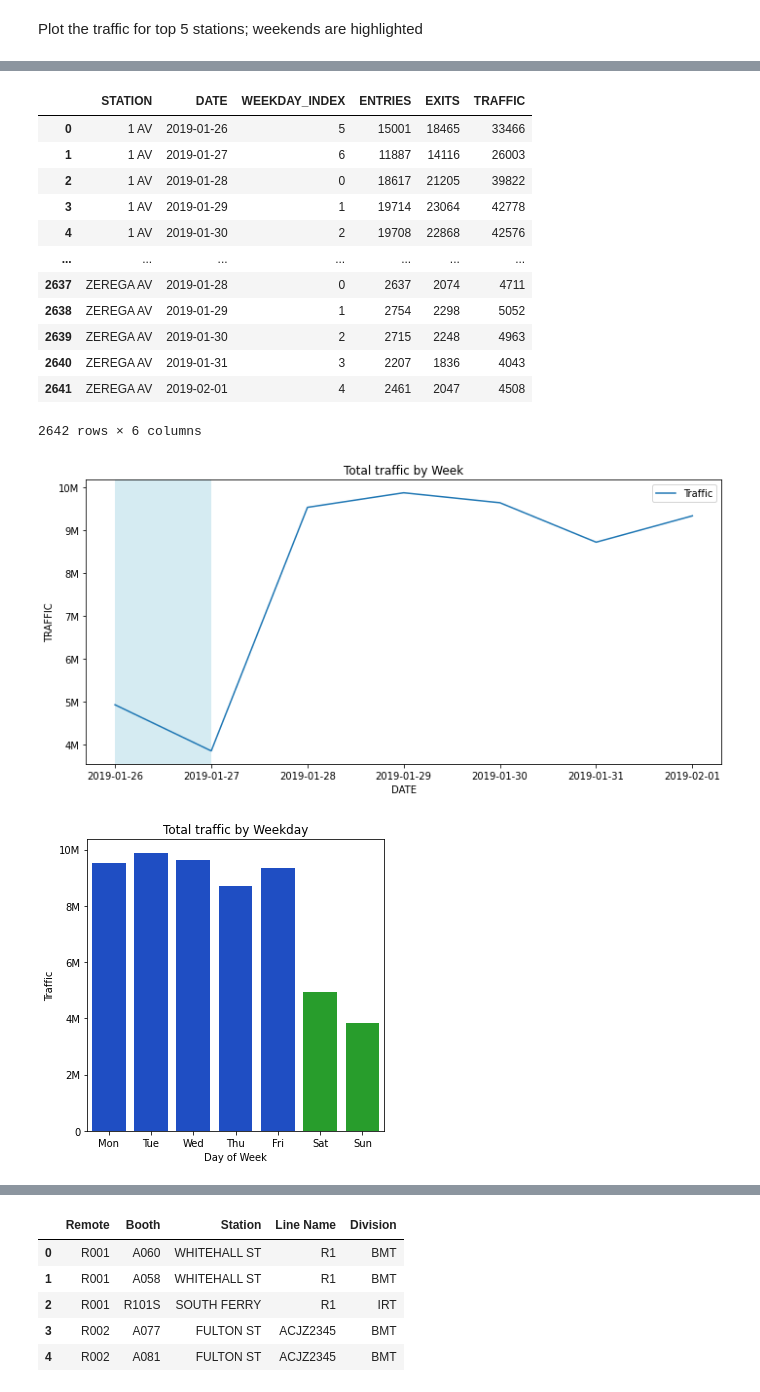
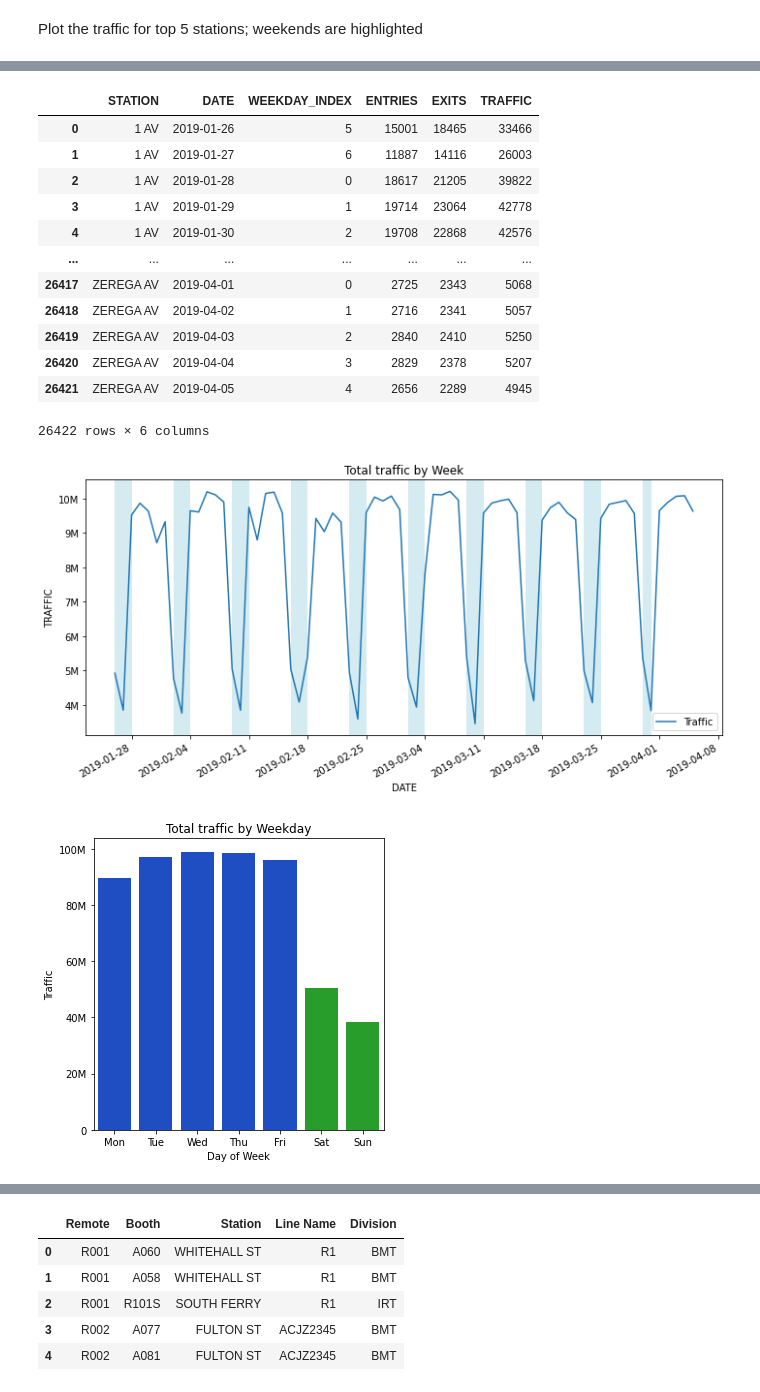
Before and after one commit to KunojiLym/metis_project_1, a Jupyter notebook: yz_project_01.ipynb, the cells around one changed output, grey strips where cells are left out. Drawn from its saved outputs; the diff is of its cells as text; code cells hidden in the pictures.

```diff
--- a/yz_project_01.ipynb
+++ b/yz_project_01.ipynb
@@ -17,7 +17,7 @@ We read a weekly file (week ending 2 Feb 2019) from the MTA website to determine
 # %% [markdown]
 This instead reads num_weeks weeks of data starting from week ending 2 Feb 2019
 # %%
-num_weeks = 1
+num_weeks = 10
 start_date = filedate = pd.Timestamp('2019-02-02 00:00:00')
 
 dateparse = lambda dates: [time.strptime(d, '%m/%d/%Y') for d in dates]
@@ -396,29 +430,35 @@ mta_bystation.groupby(['STATION','DATE']).sum().reset_index()
 | 3 | 1 AV | 2019-01-29 | 1 | 19714 | 23064 | 42778 |
 | 4 | 1 AV | 2019-01-30 | 2 | 19708 | 22868 | 42576 |
 | ... | ... | ... | ... | ... | ... | ... |
-| 2637 | ZEREGA AV | 2019-01-28 | 0 | 2637 | 2074 | 4711 |
-| 2638 | ZEREGA AV | 2019-01-29 | 1 | 2754 | 2298 | 5052 |
-| 2639 | ZEREGA AV | 2019-01-30 | 2 | 2715 | 2248 | 4963 |
-| 2640 | ZEREGA AV | 2019-01-31 | 3 | 2207 | 1836 | 4043 |
-| 2641 | ZEREGA AV | 2019-02-01 | 4 | 2461 | 2047 | 4508 |
+| 26417 | ZEREGA AV | 2019-04-01 | 0 | 2725 | 2343 | 5068 |
+| 26418 | ZEREGA AV | 2019-04-02 | 1 | 2716 | 2341 | 5057 |
+| 26419 | ZEREGA AV | 2019-04-03 | 2 | 2840 | 2410 | 5250 |
+| 26420 | ZEREGA AV | 2019-04-04 | 3 | 2829 | 2378 | 5207 |
+| 26421 | ZEREGA AV | 2019-04-05 | 4 | 2656 | 2289 | 4945 |
-2642 rows × 6 columns
+26422 rows × 6 columns
 # %%
 mta_bydate = mta_bystation.groupby('DATE').sum().reset_index()
 
 fig, axs = plt.subplots(nrows=1,figsize=(10,5))
 
 sns.lineplot(data = mta_bydate, x='DATE', y='TRAFFIC', ax=axs, label="Traffic").set(title='Total traffic by Week')
 
 weekend_indices = p1.find_weekend_indices(mta_bydate.DATE.tolist())
 p1.highlight_datetimes(weekend_indices, axs, mta_bydate)
 
 axs = plt.gca()
+
+# set date ticks to beginning of each weekly dataset
+axs.xaxis.set_major_locator(mdates.WeekdayLocator(byweekday=mdates.MONDAY))
+
+# format number labels
 axs.yaxis.set_major_formatter(tick.FuncFormatter(p1.reformat_large_tick_values));
 
+plt.xticks(rotation=30, ha='right')
 plt.tight_layout()
 plt.savefig('weekly_traffic_total-' + str(num_weeks) + 'wk.svg');
 # %% [output]
-[figure, old version]
+[figure, new version]
 # %%
 fig, axs = plt.subplots(nrows=1,figsize=(5,5))
 
@@ -426,12 +466,14 @@ with sns.xkcd_palette(['blue', 'blue', 'blue', 'blue', 'blue', 'green', 'green']
     sns.barplot(data = mta_bystation.groupby('WEEKDAY_INDEX').sum().reset_index(), x='WEEKDAY_INDEX', y='TRAFFIC', ax=axs, label="Traffic").set(title='Total traffic by Weekday', xticklabels=['Mon','Tue','Wed','Thu','Fri','Sat','Sun'], xlabel='Day of Week', ylabel='Traffic');
 
 axs = plt.gca()
+
+# format number labels
 axs.yaxis.set_major_formatter(tick.FuncFormatter(p1.reformat_large_tick_values));
 
 plt.tight_layout()
 plt.savefig('weekly_traffic_byweekday-' + str(num_weeks) + 'wk.svg');
 # %% [output]
-[figure, old version]
+[figure, new version]
 # %%
 fig, axs = plt.subplots(nrows=1,figsize=(5,5))
 
```
Also changed, not shown: parts of 21 cells of this notebook, 18 other files.
